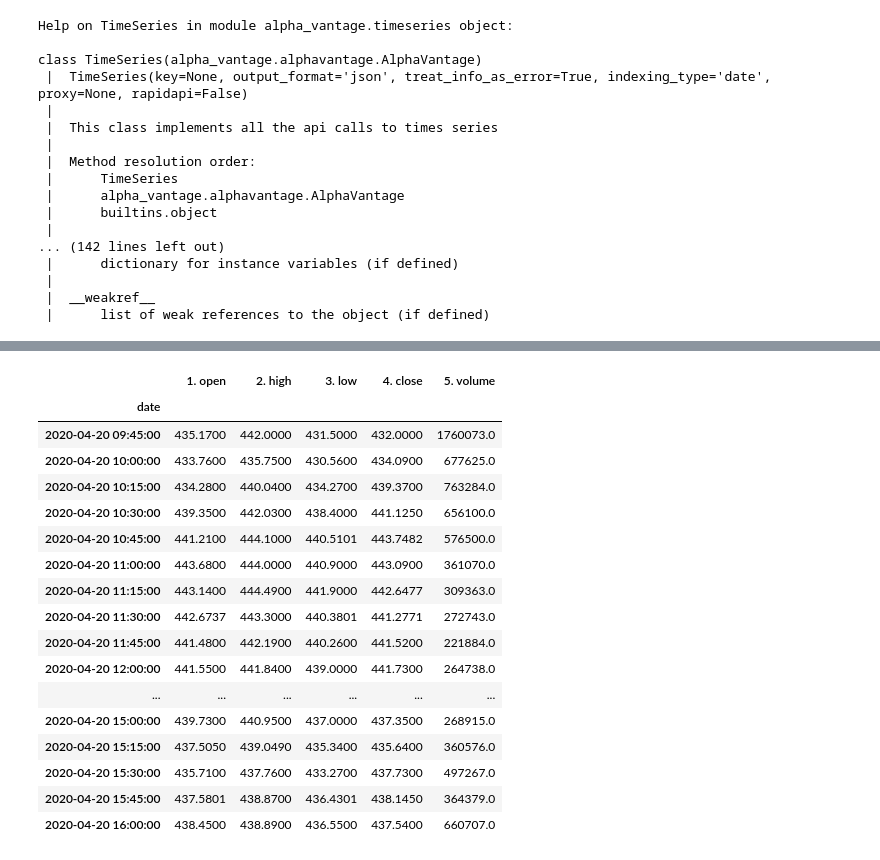
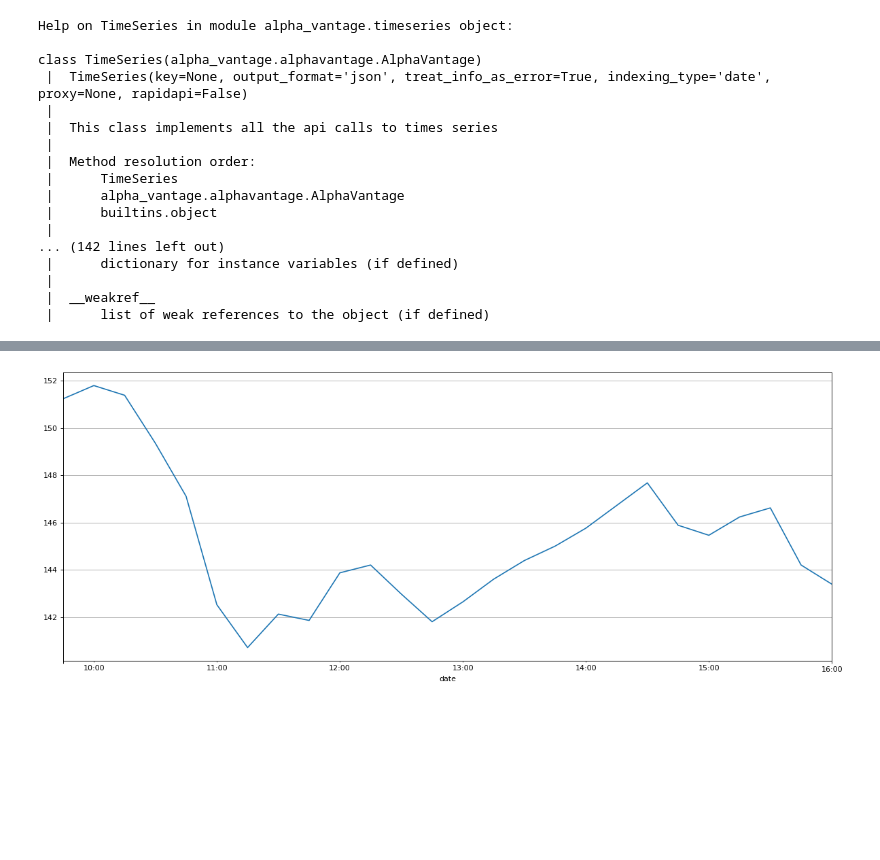
Before and after one commit to dcheung15/DataMiningProject, a Jupyter notebook: Stock info.ipynb, the cells around one changed output, grey strips where cells are left out. Saved outputs shown, nothing was run; the diff lists cells and outputs as text; code cells hidden in the pictures; blank space fills up the shorter version.

```diff
--- a/Stock info.ipynb
+++ b/Stock info.ipynb
@@ -88,21 +89,8 @@ date
-# %%
-aapl_data['2020-04-20']
-# %% [output]
-|  | 1. open | 2. high | 3. low | 4. close | 5. volume |
-| date |  |  |  |  |  |
-| 2020-04-20 09:45:00 | 435.1700 | 442.0000 | 431.5000 | 432.0000 | 1760073.0 |
-| 2020-04-20 10:00:00 | 433.7600 | 435.7500 | 430.5600 | 434.0900 | 677625.0 |
-| 2020-04-20 10:15:00 | 434.2800 | 440.0400 | 434.2700 | 439.3700 | 763284.0 |
-| 2020-04-20 10:30:00 | 439.3500 | 442.0300 | 438.4000 | 441.1250 | 656100.0 |
-| 2020-04-20 10:45:00 | 441.2100 | 444.1000 | 440.5101 | 443.7482 | 576500.0 |
-| 2020-04-20 11:00:00 | 443.6800 | 444.0000 | 440.9000 | 443.0900 | 361070.0 |
-| 2020-04-20 11:15:00 | 443.1400 | 444.4900 | 441.9000 | 442.6477 | 309363.0 |
-| 2020-04-20 11:30:00 | 442.6737 | 443.3000 | 440.3801 | 441.2771 | 272743.0 |
-| 2020-04-20 11:45:00 | 441.4800 | 442.1900 | 440.2600 | 441.5200 | 221884.0 |
-| 2020-04-20 12:00:00 | 441.5500 | 441.8400 | 439.0000 | 441.7300 | 264738.0 |
-| ... | ... | ... | ... | ... | ... |
-| 2020-04-20 15:00:00 | 439.7300 | 440.9500 | 437.0000 | 437.3500 | 268915.0 |
-| 2020-04-20 15:15:00 | 437.5050 | 439.0490 | 435.3400 | 435.6400 | 360576.0 |
-| 2020-04-20 15:30:00 | 435.7100 | 437.7600 | 433.2700 | 437.7300 | 497267.0 |
-| 2020-04-20 15:45:00 | 437.5801 | 438.8700 | 436.4301 | 438.1450 | 364379.0 |
-| 2020-04-20 16:00:00 | 438.4500 | 438.8900 | 436.5500 | 437.5400 | 660707.0 |
+# %%
+figure(num=None, figsize=(15, 6), dpi=80, facecolor='w', edgecolor='k')
+aapl_data['2020-04-21']['4. close'].plot()
+plt.tight_layout()
+plt.grid()
+plt.show()
+# %% [output]
+[figure, added]
```
Also changed, not shown: parts of 2 cells of this notebook, 1 other file.
